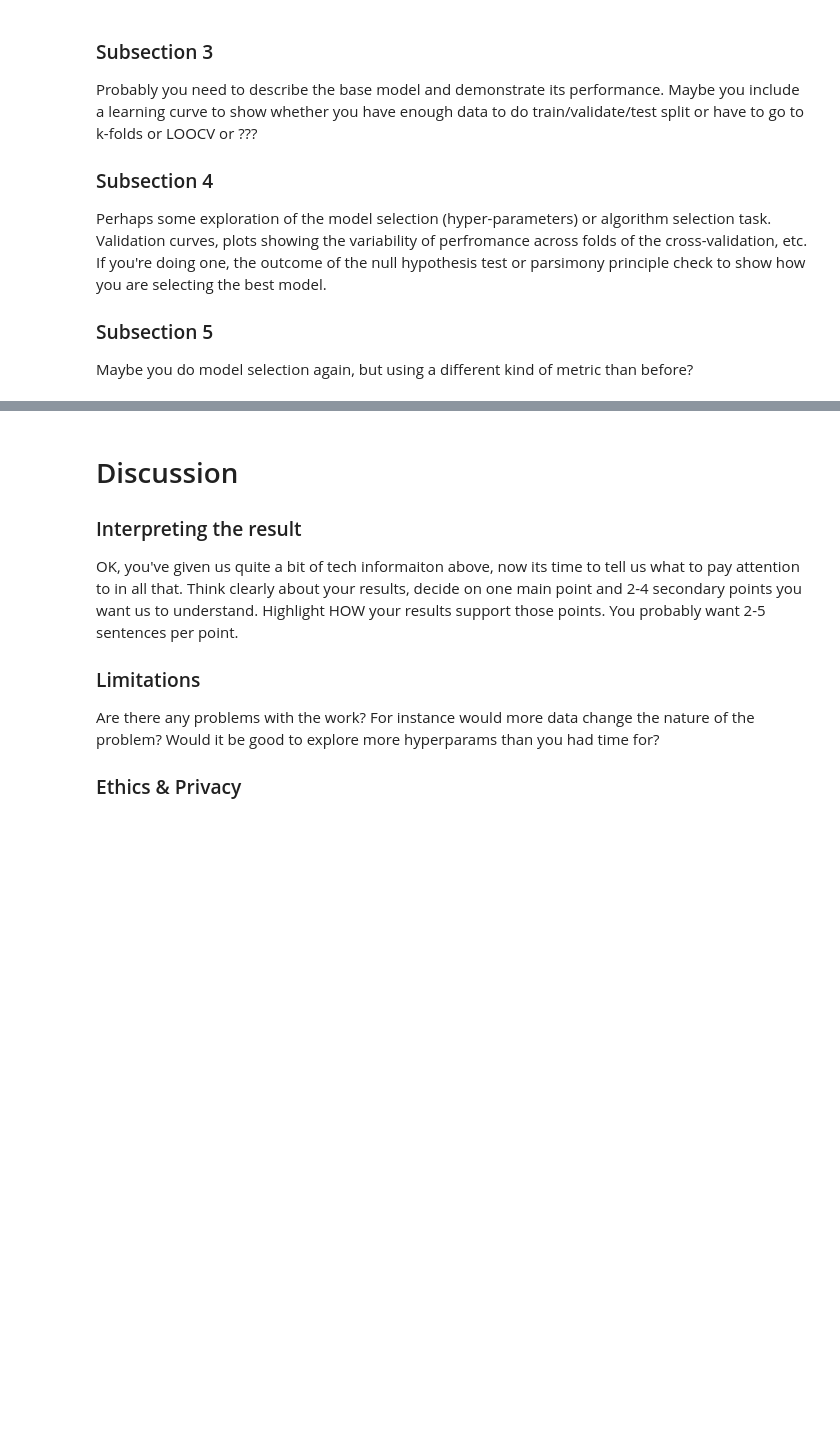
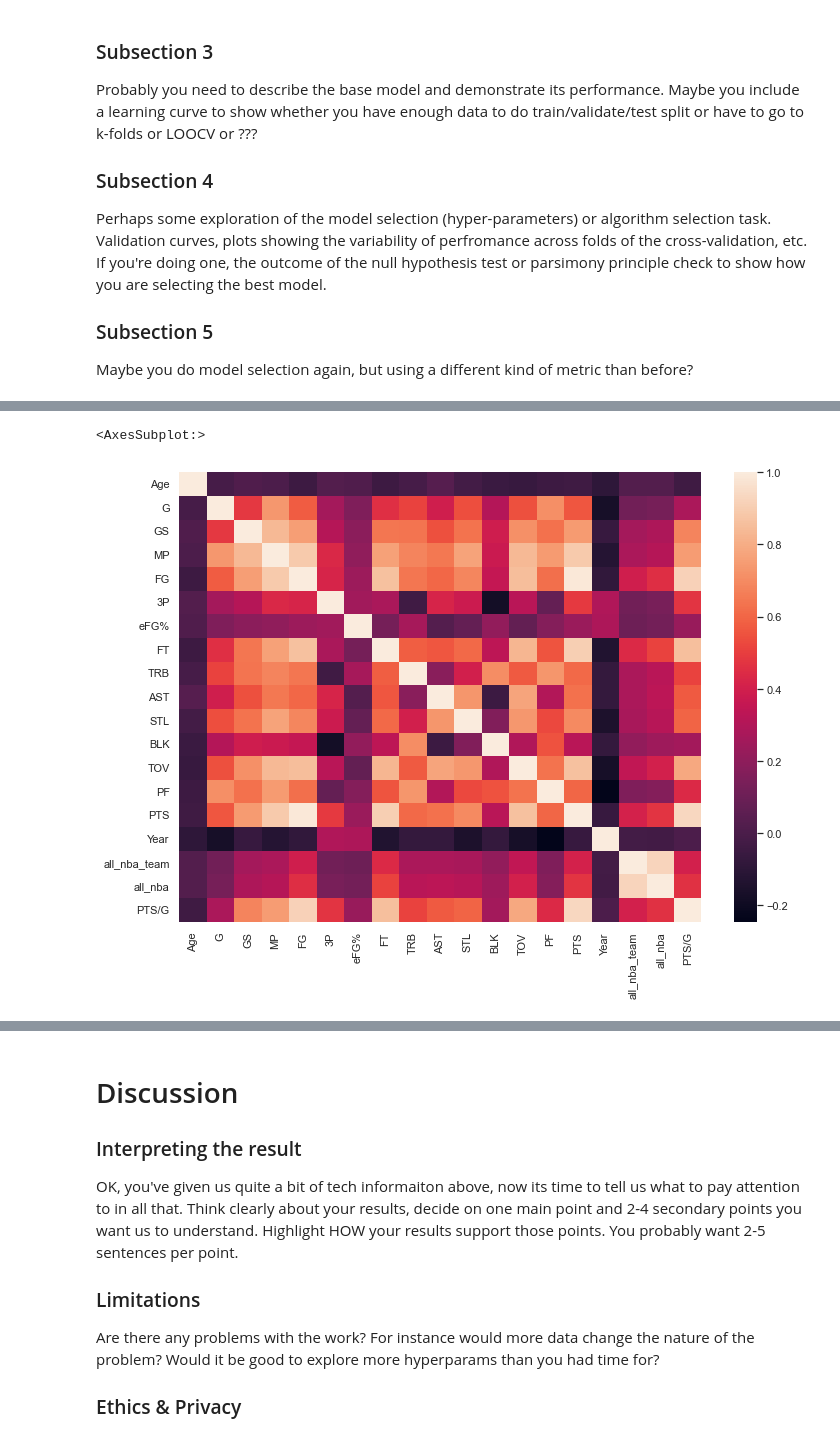
Before and after one commit to COGS118A/Group036-Sp22, a Jupyter notebook: FinalProject_group036.ipynb, the cells around one changed output, grey strips where cells are left out. Cells and saved outputs as stored; diff of their text form; code cells hidden in the pictures; blank space fills up the shorter version.

```diff
--- a/FinalProject_group036.ipynb
+++ b/FinalProject_group036.ipynb
@@ -184,0 +209,7 @@ Maybe you do model selection again, but using a different kind of metric than be
+# %%
+df = df.drop(['FGA', 'FG%', '3PA', '3P%', '2P', '2PA', '2P%', 'FT%', 'FTA', 'ORB', 'DRB'], axis=1)
+# %%
+sns.heatmap(df.corr())
+# %% [output]
+<AxesSubplot:>
+[figure, added]
```
Also changed, not shown: parts of 9 cells of this notebook.
